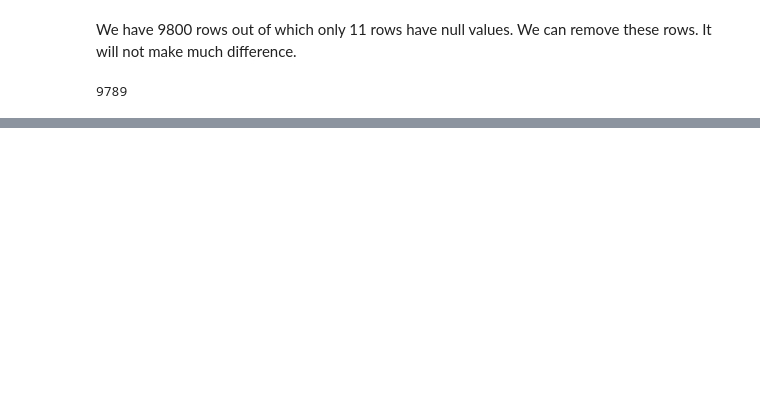
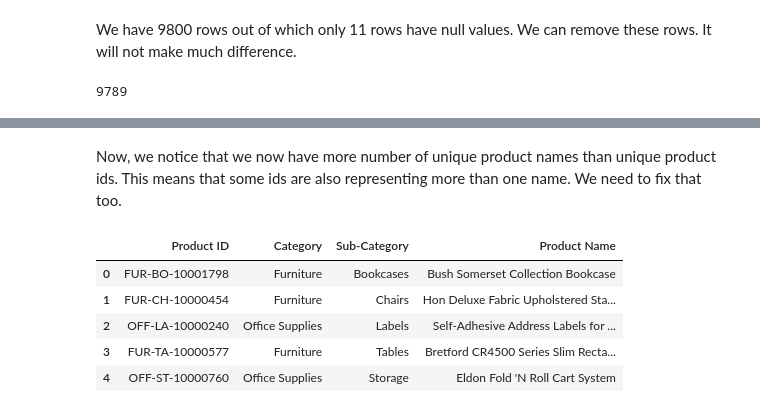
Before and after one commit to Dhami0007/Superstore_SQL_Project, a Jupyter notebook: Superstore_SQL_analysis.ipynb, the cells around one changed output, grey strips where cells are left out. Cells and saved outputs as stored; diff of their text form; code cells hidden in the pictures; blank space fills up the shorter version.

```diff
--- a/Superstore_SQL_analysis.ipynb
+++ b/Superstore_SQL_analysis.ipynb
@@ -326,0 +319,15 @@ for index,row in df.iterrows():
+# %%
+# Finding out rows with duplicate names
+cursor.execute("""
+               SELECT t1.product_id, t1.category, t1.sub_category, t1.product_name
+               FROM Products t1
+               JOIN (SELECT product_name as name, COUNT(product_name) as occurences
+                FROM Products
+                GROUP BY product_name
+               HAVING occurences > 1) t2
+               ON t1.product_name = t2.name
+               """)
+data = cursor.fetchall()
+# %%
+for row in data:
+    print(row)
@@ -326,0 +403,2 @@ for index,row in df.iterrows():
+# %% [markdown]
+Now, we notice that we now have more number of unique product names than unique product ids. This means that some ids are also representing more than one name. We need to fix that too.
@@ -326,0 +417,9 @@ for index,row in df.iterrows():
+# %%
+temp_df.head()
+# %% [output]
+|  | Product ID | Category | Sub-Category | Product Name |
+| 0 | FUR-BO-10001798 | Furniture | Bookcases | Bush Somerset Collection Bookcase |
+| 1 | FUR-CH-10000454 | Furniture | Chairs | Hon Deluxe Fabric Upholstered Sta... |
+| 2 | OFF-LA-10000240 | Office Supplies | Labels | Self-Adhesive Address Labels for ... |
+| 3 | FUR-TA-10000577 | Furniture | Tables | Bretford CR4500 Series Slim Recta... |
+| 4 | OFF-ST-10000760 | Office Supplies | Storage | Eldon Fold 'N Roll Cart System |
```
Also changed, not shown: parts of 48 cells of this notebook, 1 other file.
